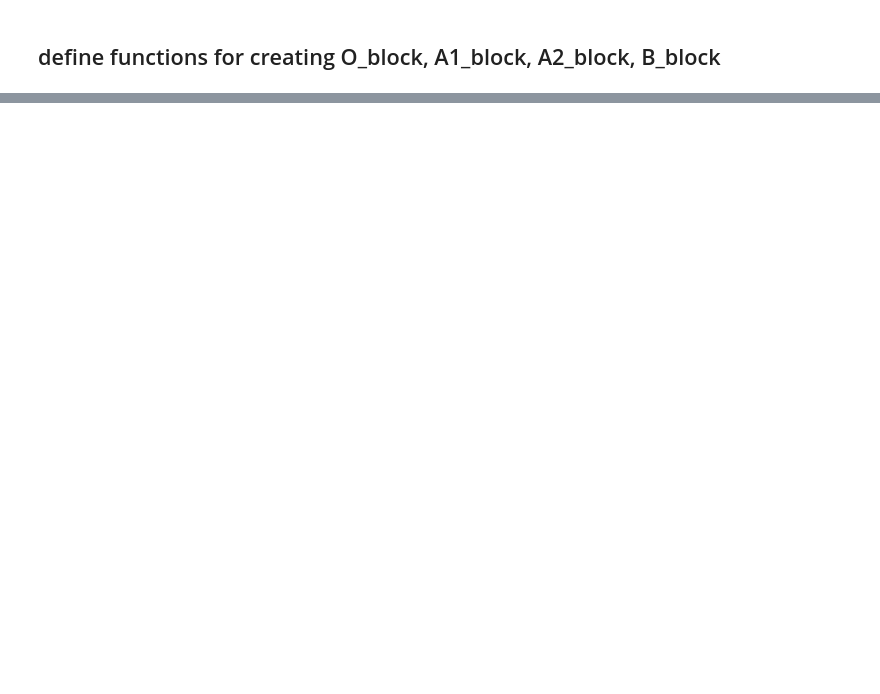
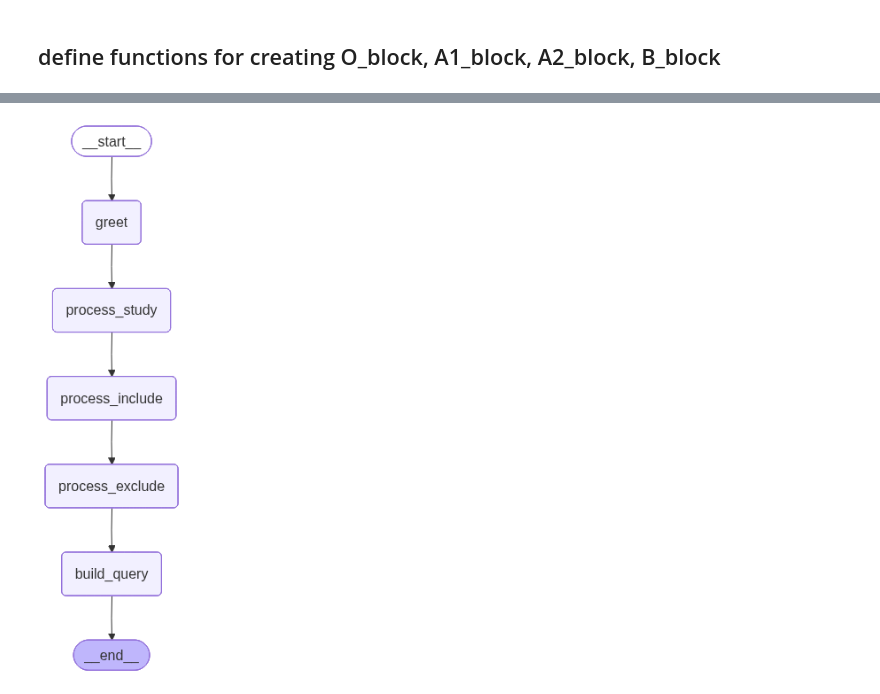
Before and after one commit to sahuno/proteinAgents, a Jupyter notebook: notebooks/01_base_agent.ipynb, the cells around one changed output, grey strips where cells are left out. Drawn from its saved outputs; the diff is of its cells as text; code cells hidden in the pictures; blank space fills up the shorter version.

```diff
--- a/notebooks/01_base_agent.ipynb
+++ b/notebooks/01_base_agent.ipynb
@@ -153,0 +605,94 @@ def build_full_pubmed_query(O_block, A1_block, A2_block, B_block):
+# %%
+# =============================================================================
+# Visualize the Graph Flow
+# =============================================================================
+
+from IPython.display import Image, display
+
+# Create the graph
+graph = create_pubmed_query_graph()
+
+# Display ASCII representation
+print("Graph Flow (ASCII):")
+print("=" * 80)
+print("""
+    START
+      │
+      ▼
+    ┌─────────────────────┐
+    │ greet_and_ask_study │ ← "Howdy! What do you want to study?"
+    └──────────┬──────────┘
+               │ User responds
+               ▼
+    ┌────────────────────────────┐
+    │ process_study_description  │ ← "Give me protocols to INCLUDE"
+    └──────────┬─────────────────┘
+               │ User responds (comma-separated)
+               ▼
+    ┌──────────────────────────────┐
+    │ process_protocols_include    │ ← "Give me protocols to EXCLUDE"
+    └──────────┬───────────────────┘
+               │ User responds (comma-separated)
+               ▼
+    ┌──────────────────────────────┐
+    │ process_protocols_exclude    │ ← Parse user inputs
+    └──────────┬───────────────────┘
+               │
+               ▼
+    ┌──────────────────────────────┐
+    │ build_query_blocks           │ ← LLM converts to MeSH terms
+    │  • A2 block (include)        │
+    │  • B block (exclude)         │
+    │  • Build final query         │
+    └──────────┬───────────────────┘
+               │
+               ▼
+             END
+""")
+
+print("\n" + "=" * 80)
+
+# Try to display Mermaid diagram
+print("\nGraph Flow (Mermaid):")
+print("=" * 80)
+try:
+    # Get the Mermaid diagram
+    mermaid_code = graph.get_graph().draw_mermaid()
+    print(mermaid_code)
+    print("\n💡 Copy the Mermaid code above to https://mermaid.live/ to visualize")
+except Exception as e:
+    print(f"Could not generate Mermaid diagram: {e}")
+
+# Try to display PNG if available
+print("\n" + "=" * 80)
+try:
+    png_data = graph.get_graph().draw_mermaid_png()
+    display(Image(png_data))
+    print("✅ Graph visualization displayed above")
+except Exception as e:
+    print(f"ℹ️  PNG visualization not available: {e}")
+    print("   To enable, install: pip install pygraphviz")
+
+print("\n" + "=" * 80)
+print("\n📊 State Flow:")
+print("=" * 80)
+print("""
+State Attributes:
+-----------------
+• messages          → Conversation history (AI ↔ Human)
+• study_description → User's research topic
+• protocols_include → Methods to include (for A2 block)
+• protocols_exclude → Methods to exclude (for B block)
+• current_step      → Tracks position in conversation
+• query_blocks      → Final O, A1, A2, B blocks
+
+State Transitions:
+------------------
+1. START                      → current_step = "start"
+2. After greet                → current_step = "awaiting_study_description"
+3. After study input          → current_step = "awaiting_protocols_include"
+4. After include input        → current_step = "awaiting_protocols_exclude"
+5. After exclude input        → current_step = "ready_to_build_query"
+6. After building query       → current_step = "completed"
+""")
+# %% [output]
@@ -153,0 +716 @@ def build_full_pubmed_query(O_block, A1_block, A2_block, B_block):
+[figure, added]
```
Also changed, not shown: parts of 16 cells of this notebook, 1 other file.
